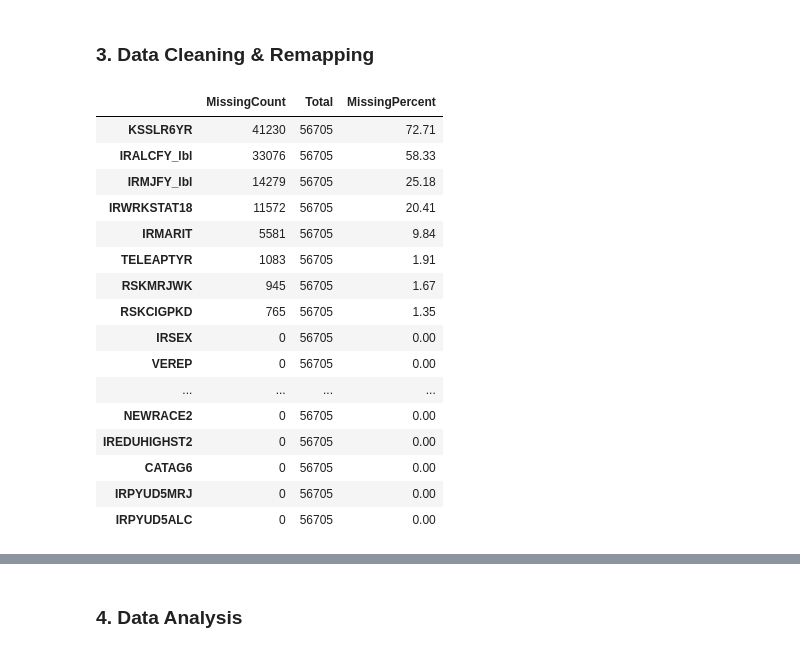
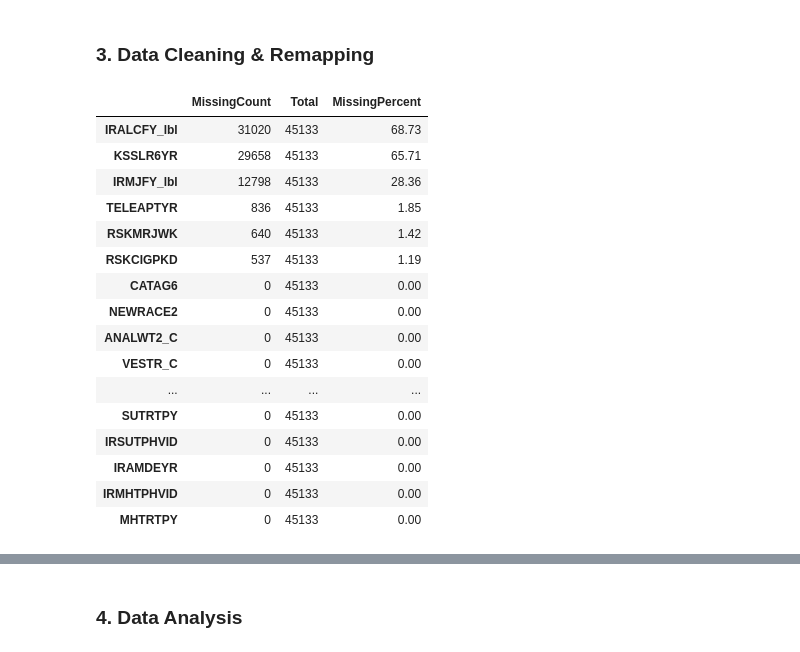
Before and after one commit to bachnguyen234/da401-final-project-bach-nguyen, a Jupyter notebook: code/da401_new_lasso.ipynb, the cells around one changed output, grey strips where cells are left out. Cells and saved outputs as stored; diff of their text form; code cells hidden in the pictures.

```diff
--- a/code/da401_new_lasso.ipynb
+++ b/code/da401_new_lasso.ipynb
@@ -45,7 +75,7 @@ variables_used = [
     "IRMARIT", "IREDUHIGHST2", "IRWRKSTAT18",
     "IRINSUR4", "INCOME",
     # Clinical severity predictors
-    "IRPYUD5ALC", "IRPYUD5MRJ", "KSSLR6YR",
+    "IRPYUD5ALC", "IRPYUD5MRJ", "KSSLR6YR", "IRAMDEYR",
     # Behavioral predictors
     "IRALCFY", "IRMJFY", "ILLYR",
     # Risk perception predictors
@@ -221,6 +251,20 @@ df["KSSLR6YR"] = pd.to_numeric(df["KSSLR6YR"], errors="coerce")
 df.loc[~df["KSSLR6YR"].between(0, 24, inclusive="both"), "KSSLR6YR"] = np.nan
 
 # Create a labeled version
+df["IRAMDEYR_lbl"] = df["IRAMDEYR"].map({
+    "0": "No",
+    "1": "Yes",
+    ".": np.nan
+})
+
+# Convert to numeric (binary: 0/1)
+df["IRAMDEYR"] = df["IRAMDEYR"].replace({
+    "0": 0,
+    "1": 1,
+    ".": np.nan
+}).astype("float")
+
+# Create a labeled version
 df["IRALCFY_lbl"] = df["IRALCFY"].map({
     "991": "Never used alcohol",
     "993": "No past-year use"
@@ -305,40 +349,42 @@ df["RSKMRJWK"] = df["RSKMRJWK"].replace({
     "97": np.nan,
     "98": np.nan
 }).astype("float")
+# %%
+df = df[df["CATAG6"].astype(float) >= 2].copy()
 # %%
 work = df.copy()
 
 # Compute missing counts and percentages
 missing_summary = (
     work.isna().sum()
     .to_frame("MissingCount")
     .assign(
         Total=work.shape[0],
         MissingPercent=lambda x: (x["MissingCount"] / x["Total"] * 100).round(2)
     )
     .sort_values("MissingPercent", ascending=False)
 )
 
 # Display top missing variables
-missing_summary.head(20)
+missing_summary.head(25)
 # %% [output]
 |  | MissingCount | Total | MissingPercent |
-| KSSLR6YR | 41230 | 56705 | 72.71 |
-| IRALCFY_lbl | 33076 | 56705 | 58.33 |
-| IRMJFY_lbl | 14279 | 56705 | 25.18 |
-| IRWRKSTAT18 | 11572 | 56705 | 20.41 |
-| IRMARIT | 5581 | 56705 | 9.84 |
-| TELEAPTYR | 1083 | 56705 | 1.91 |
-| RSKMRJWK | 945 | 56705 | 1.67 |
-| RSKCIGPKD | 765 | 56705 | 1.35 |
-| IRSEX | 0 | 56705 | 0.00 |
-| VEREP | 0 | 56705 | 0.00 |
+| IRALCFY_lbl | 31020 | 45133 | 68.73 |
+| KSSLR6YR | 29658 | 45133 | 65.71 |
+| IRMJFY_lbl | 12798 | 45133 | 28.36 |
+| TELEAPTYR | 836 | 45133 | 1.85 |
+| RSKMRJWK | 640 | 45133 | 1.42 |
+| RSKCIGPKD | 537 | 45133 | 1.19 |
+| CATAG6 | 0 | 45133 | 0.00 |
+| NEWRACE2 | 0 | 45133 | 0.00 |
+| ANALWT2_C | 0 | 45133 | 0.00 |
+| VESTR_C | 0 | 45133 | 0.00 |
 | ... | ... | ... | ... |
-| NEWRACE2 | 0 | 56705 | 0.00 |
-| IREDUHIGHST2 | 0 | 56705 | 0.00 |
-| CATAG6 | 0 | 56705 | 0.00 |
-| IRPYUD5MRJ | 0 | 56705 | 0.00 |
-| IRPYUD5ALC | 0 | 56705 | 0.00 |
+| SUTRTPY | 0 | 45133 | 0.00 |
+| IRSUTPHVID | 0 | 45133 | 0.00 |
+| IRAMDEYR | 0 | 45133 | 0.00 |
+| IRMHTPHVID | 0 | 45133 | 0.00 |
+| MHTRTPY | 0 | 45133 | 0.00 |
 # %%
 cols_to_check = ["MHTRTPY_lbl", "SUTRTPY_lbl",
     "CATAG6_lbl","IRSEX_lbl","NEWRACE2_lbl",
```
Also changed, not shown: parts of 16 cells of this notebook, 46 other files.
